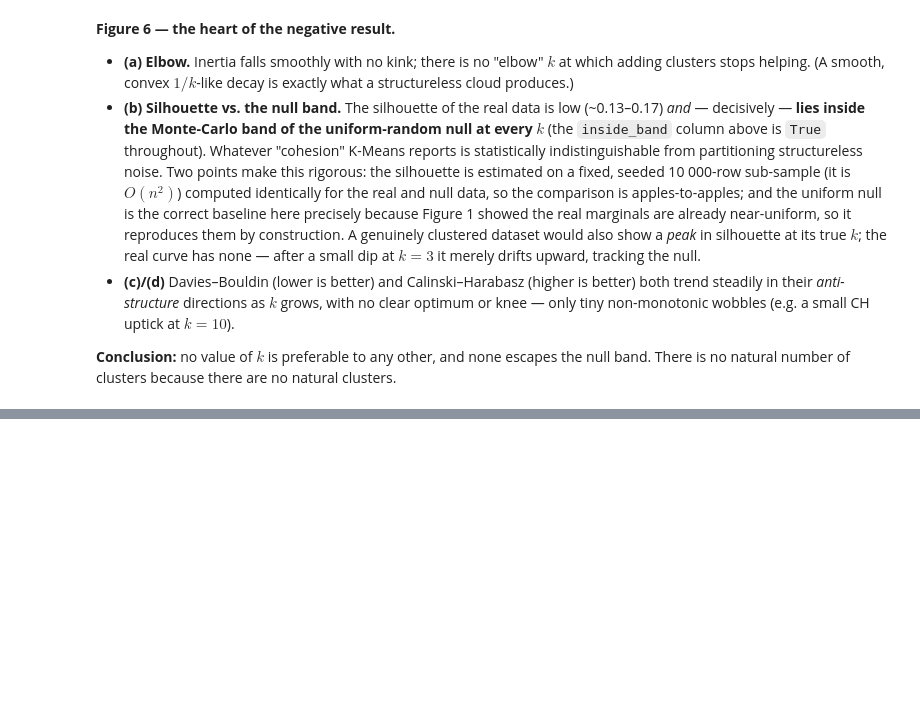
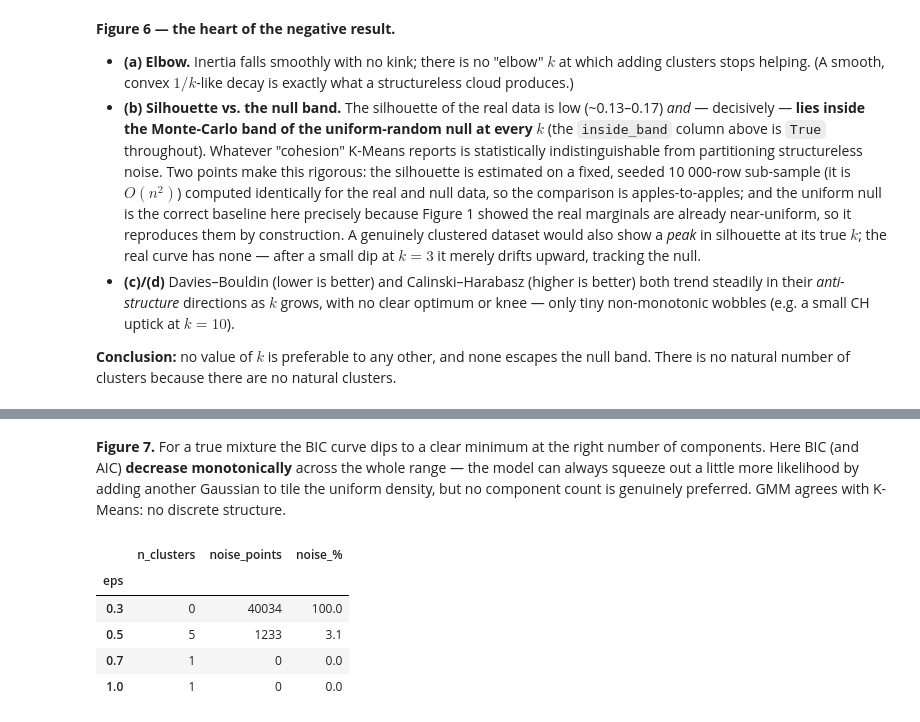
Before and after one commit to MrSparkiop/Gaming-player-clustering, a Jupyter notebook: gaming_player_clustering.ipynb, the cells around one changed output, grey strips where cells are left out. Saved outputs shown, nothing was run; the diff lists cells and outputs as text; code cells hidden in the pictures; blank space fills up the shorter version.

Commit message:
Cross-check structure with GMM (BIC) and a DBSCAN eps sweep

```diff
--- a/gaming_player_clustering.ipynb
+++ b/gaming_player_clustering.ipynb
@@ -514,0 +544,26 @@ clusters.
+# %% [markdown]
+**Figure 7.** For a true mixture the BIC curve dips to a clear minimum at the
+right number of components. Here BIC (and AIC) **decrease monotonically** across
+the whole range — the model can always squeeze out a little more likelihood by
+adding another Gaussian to tile the uniform density, but no component count is
+genuinely preferred. GMM agrees with K-Means: no discrete structure.
+# %%
+# DBSCAN across a range of eps (min_samples=10). If the data had compact,
+# well-separated groups, the cluster count and noise share would be stable in
+# eps. We tabulate both to test that directly.
+dbscan_rows = []
+for eps in [0.3, 0.5, 0.7, 1.0]:
+    lbl = DBSCAN(eps=eps, min_samples=10).fit(X).labels_
+    n_clusters = len(set(lbl)) - (1 if -1 in lbl else 0)
+    n_noise = int((lbl == -1).sum())
+    dbscan_rows.append({"eps": eps, "n_clusters": n_clusters,
+                        "noise_points": n_noise,
+                        "noise_%": round(100 * n_noise / len(lbl), 1)})
+pd.DataFrame(dbscan_rows).set_index("eps")
+# %% [output]
+|  | n_clusters | noise_points | noise_% |
+| eps |  |  |  |
+| 0.3 | 0 | 40034 | 100.0 |
+| 0.5 | 5 | 1233 | 3.1 |
+| 0.7 | 1 | 0 | 0.0 |
+| 1.0 | 1 | 0 | 0.0 |
```
Also changed, not shown: parts of 3 cells of this notebook.
